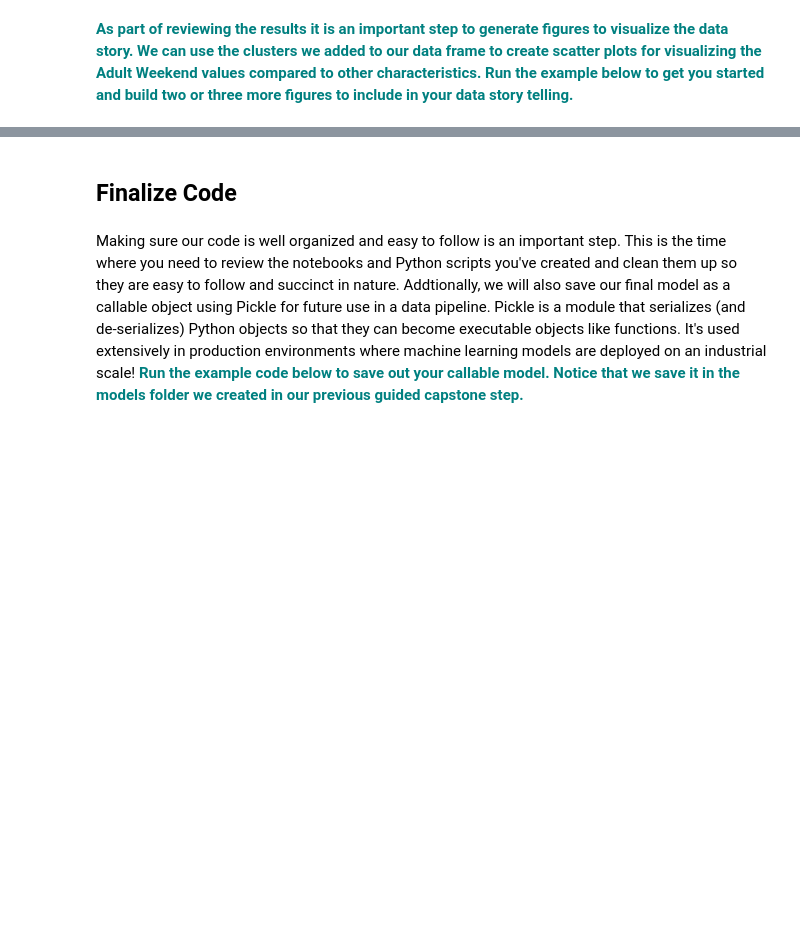
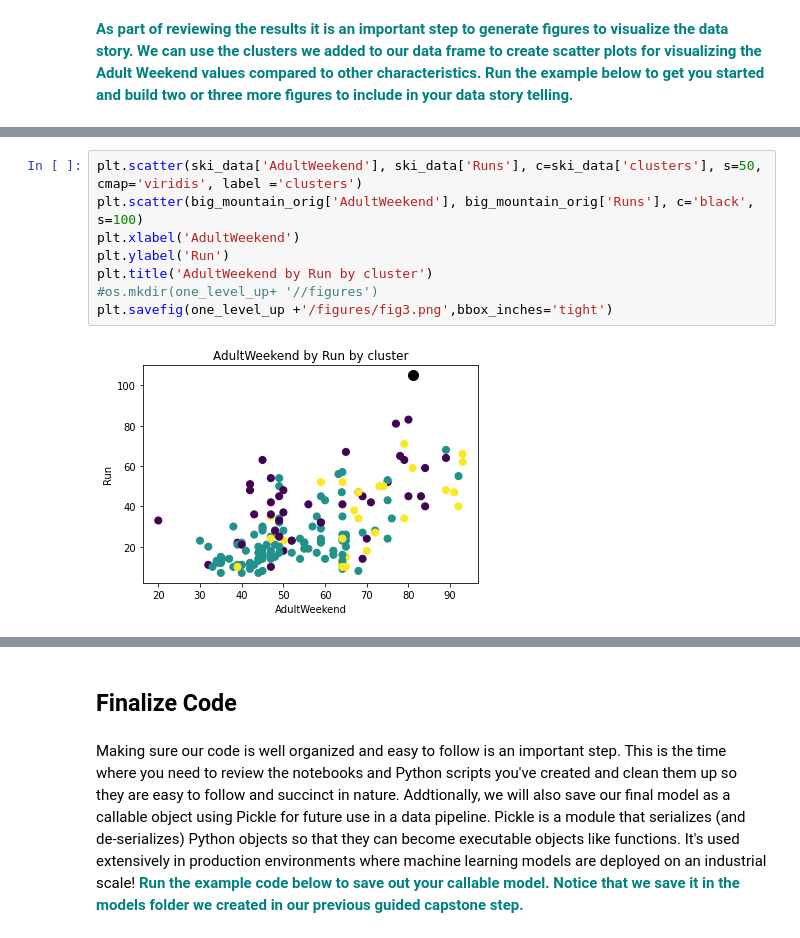
Before and after one commit to minglwu427/GuidedCapstone, a Jupyter notebook: Step 6 Documentation/GuidedCapstoneStep6HL.ipynb, the cells around one changed output, grey strips where cells are left out. Saved outputs shown, nothing was run; the diff lists cells and outputs as text; blank space fills up the shorter version.

```diff
--- a/Step 6 Documentation/GuidedCapstoneStep6HL.ipynb
+++ b/Step 6 Documentation/GuidedCapstoneStep6HL.ipynb
@@ -123,0 +143,10 @@ big_mountain_wkend
+# %%
+plt.scatter(ski_data['AdultWeekend'], ski_data['Runs'], c=ski_data['clusters'], s=50, cmap='viridis', label ='clusters')
+plt.scatter(big_mountain_orig['AdultWeekend'], big_mountain_orig['Runs'], c='black', s=100)
+plt.xlabel('AdultWeekend')
+plt.ylabel('Run')
+plt.title('AdultWeekend by Run by cluster')
+#os.mkdir(one_level_up+ '//figures')
+plt.savefig(one_level_up +'/figures/fig3.png',bbox_inches='tight')
+# %% [output]
+[figure, added]
```
Also changed, not shown: parts of 12 cells of this notebook, 13 other files.
